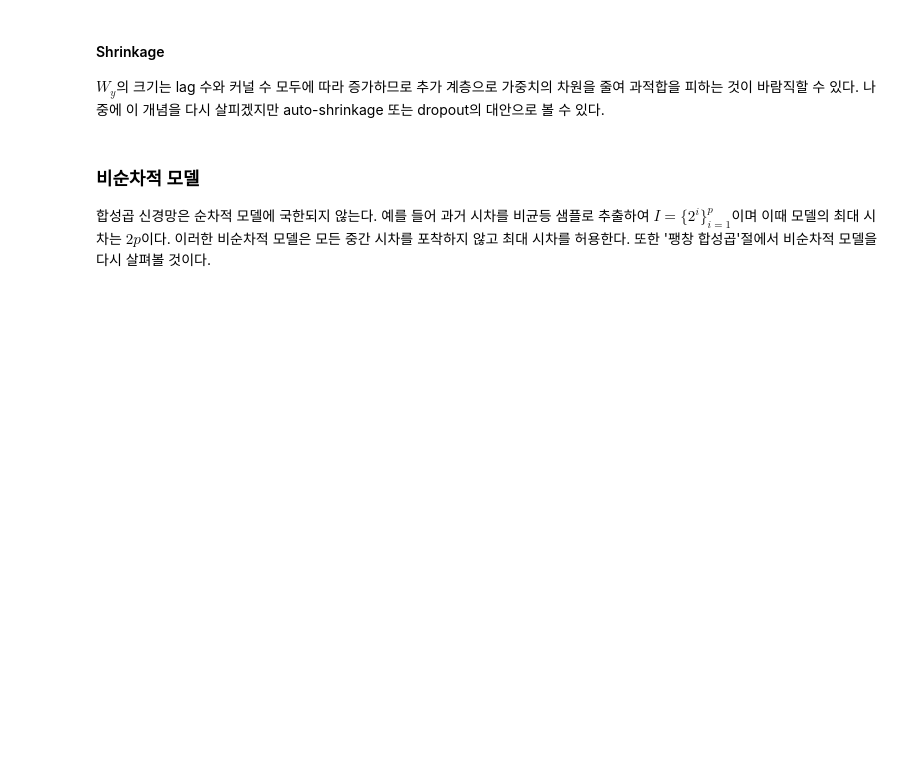
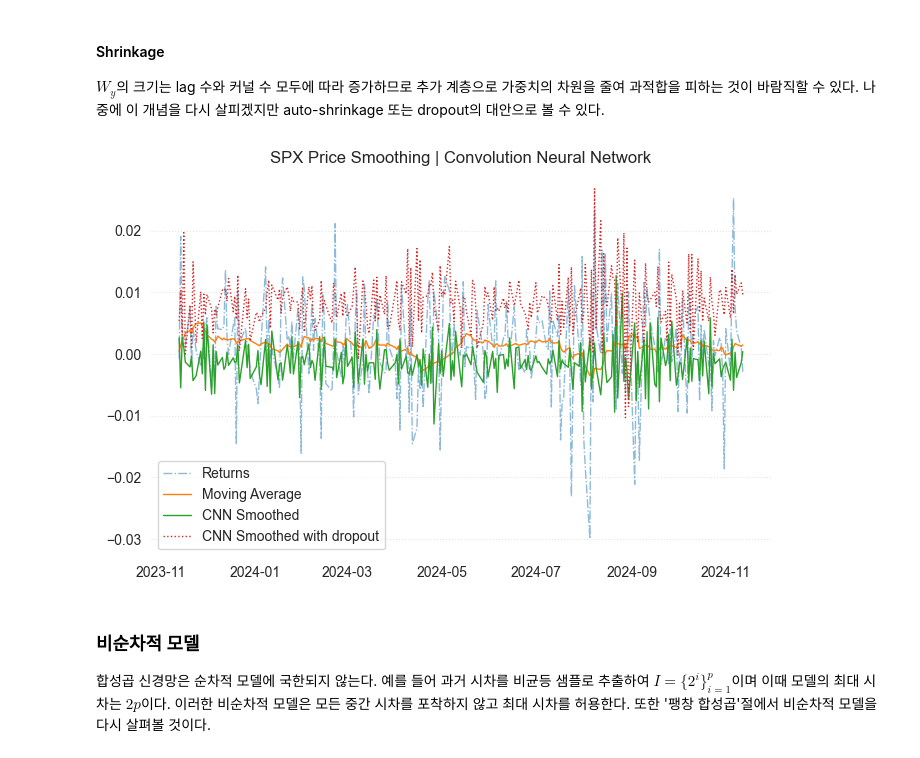
Before and after one commit to Tommylee1013/FinancialDeepLearning, a Jupyter notebook: Notes/Smoothing/ConvolutionNeuralNetwork.ipynb, the cells around one changed output. Cells and saved outputs as stored; diff of their text form; code cells hidden in the pictures; blank space fills up the shorter version.

```diff
--- a/Notes/Smoothing/ConvolutionNeuralNetwork.ipynb
+++ b/Notes/Smoothing/ConvolutionNeuralNetwork.ipynb
@@ -151,3 +240,17 @@ plt.show()
 #### Shrinkage
 
 $W_y$의 크기는 lag 수와 커널 수 모두에 따라 증가하므로 추가 계층으로 가중치의 차원을 줄여 과적합을 피하는 것이 바람직할 수 있다. 나중에 이 개념을 다시 살피겠지만 auto-shrinkage 또는 dropout의 대안으로 볼 수 있다.
+# %%
+shrinkage_dim = 16  # Shrinkage layer output dimension
+
+dropout_model = ConvolutionalNeuralNetwork(
+    window_size = window_size,
+    nb_input_series = nb_input_series,
+    nb_filter = nb_filter,
+    filter_length = filter_length,
+    nb_outputs = nb_outputs,
+    use_dropout = True,
+    dropout_rate = 0.1
+)
+optimizer = optim.Adam(dropout_model.parameters(), lr = 0.1)
+criterion = nn.MSELoss()
@@ -154,3 +266,42 @@ $W_y$의 크기는 lag 수와 커널 수 모두에 따라 증가하므로 추가
+# %%
+with torch.no_grad():
+    dropout_model_output = dropout_model(X_tensor)
+# %%
+fig, ax = plt.subplots(figsize = (8, 5))
+ax.plot(
+    data.index[-252:], y[-252:],
+    label = 'Returns',
+    lw = 1,
+    ls = '-.',
+    alpha = 0.5
+)
+ax.plot(
+    data.index[-252:], pd.Series(
+        y
+    ).rolling(20).mean()[-252:],
+    label = 'Moving Average',
+    lw = 1
+)
+ax.plot(
+    data.index[-252:], sample_output.numpy()[-252:],
+    label = 'CNN Smoothed',
+    lw = 1
+)
+ax.plot(
+    data.index[-252:], dropout_model_output.numpy()[-252:],
+    label = 'CNN Smoothed with dropout',
+    lw = 1,
+    ls = ':'
+)
+for spine in ax.spines.values():
+    spine.set_visible(False)
+ax.grid(False)
+ax.yaxis.grid(True, ls = ':', alpha = 0.5)
+plt.legend()
+plt.title('SPX Price Smoothing | Convolution Neural Network')
+plt.show()
+# %% [output]
+[figure, added]
 # %% [markdown]
 ### 비순차적 모델
 
```
Also changed, not shown: parts of 26 cells of this notebook, 1 other file.
